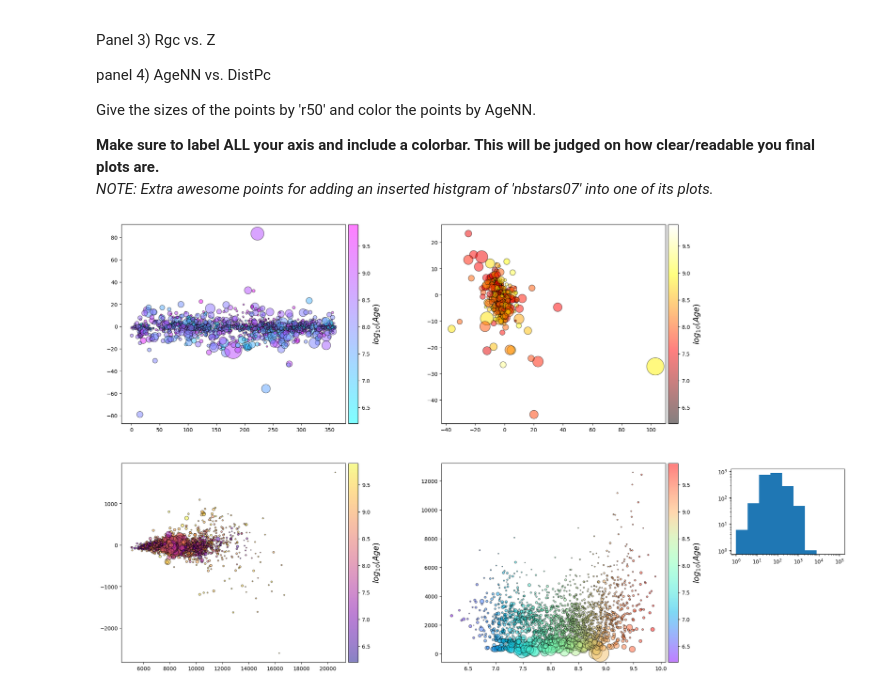
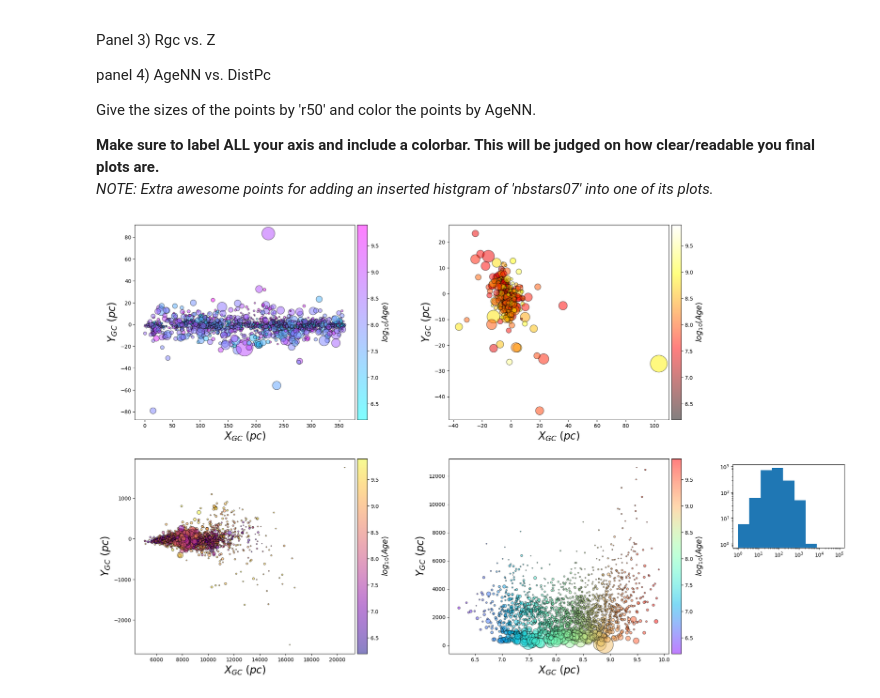
Before and after one commit to madelinemsmit/PHYS_20323, a Jupyter notebook: Smit_M_23_HW#7.ipynb, the cells around one changed output. Drawn from its saved outputs; the diff is of its cells as text; code cells hidden in the pictures.

```diff
--- a/Smit_M_23_HW#7.ipynb
+++ b/Smit_M_23_HW#7.ipynb
@@ -318,30 +303,38 @@ Give the sizes of the points by 'r50' and color the points by AgeNN.
 # %%
 data = np.genfromtxt("CG20.dat", delimiter=",", names = True)
 fig = plt.figure(figsize=(20,15))
 
 ax1 = fig.add_subplot(221)
 image = ax1.scatter(data['GLON'],data['GLAT'],s=200*data['r50'],c=data['AgeNN'],edgecolor='k',cmap="cool",alpha=0.5)
 bar = fig.colorbar(image,orientation="vertical",pad=0.01)
 bar.set_label('$log_{10} (Age)$',size=15)
+ax1.set_xlabel("$X_{GC}$ $(pc)$",size=20)   # allows LaTeX style formating
+ax1.set_ylabel("$Y_{GC}$ $(pc)$",size=20)
 
 ax2 = fig.add_subplot(222)
 image = ax2.scatter(data['pmRA'],data['pmDE'],s=200*data['r50'],c=data['AgeNN'],edgecolor='k',cmap="hot",alpha=0.5)
 bar = fig.colorbar(image,orientation="vertical",pad=0.01)
 bar.set_label('$log_{10} (Age)$',size=15)
+ax2.set_xlabel("$X_{GC}$ $(pc)$",size=20)   # allows LaTeX style formating
+ax2.set_ylabel("$Y_{GC}$ $(pc)$",size=20)
 
 ax3 = fig.add_subplot(223)
 image = ax3.scatter(data['Rgc'],data['Z'], s=200*data['r50'],c=data['AgeNN'],edgecolor='k',cmap="plasma",alpha=0.5)
 bar = fig.colorbar(image,orientation="vertical",pad=0.01)
 bar.set_label('$log_{10} (Age)$',size=15)
+ax3.set_xlabel("$X_{GC}$ $(pc)$",size=20)   # allows LaTeX style formating
+ax3.set_ylabel("$Y_{GC}$ $(pc)$",size=20)
 
 ax4 = fig.add_subplot(224)
 image = ax4.scatter(data['AgeNN'],data['DistPc'], s=200*data['r50'],c=data['AgeNN'],edgecolor='k',cmap="rainbow",alpha=0.5)
 bar = fig.colorbar(image,orientation="vertical",pad=0.01)
 bar.set_label('$log_{10} (Age)$',size=15)
+ax4.set_xlabel("$X_{GC}$ $(pc)$",size=20)   # allows LaTeX style formating
+ax4.set_ylabel("$Y_{GC}$ $(pc)$",size=20)
 
 ax1_sub = fig.add_axes([.93,0.3,0.15,0.15])
 ax1_sub.hist(data['nbstars07'],bins=np.logspace(0,5,10),log='True')
 ax1_sub.set_xscale('log')
 ax1_sub.xaxis.set_tick_params(labelsize=10)
 # %% [output]
-[figure, old version]
+[figure, new version]
```
Also changed, not shown: parts of 7 cells of this notebook.
